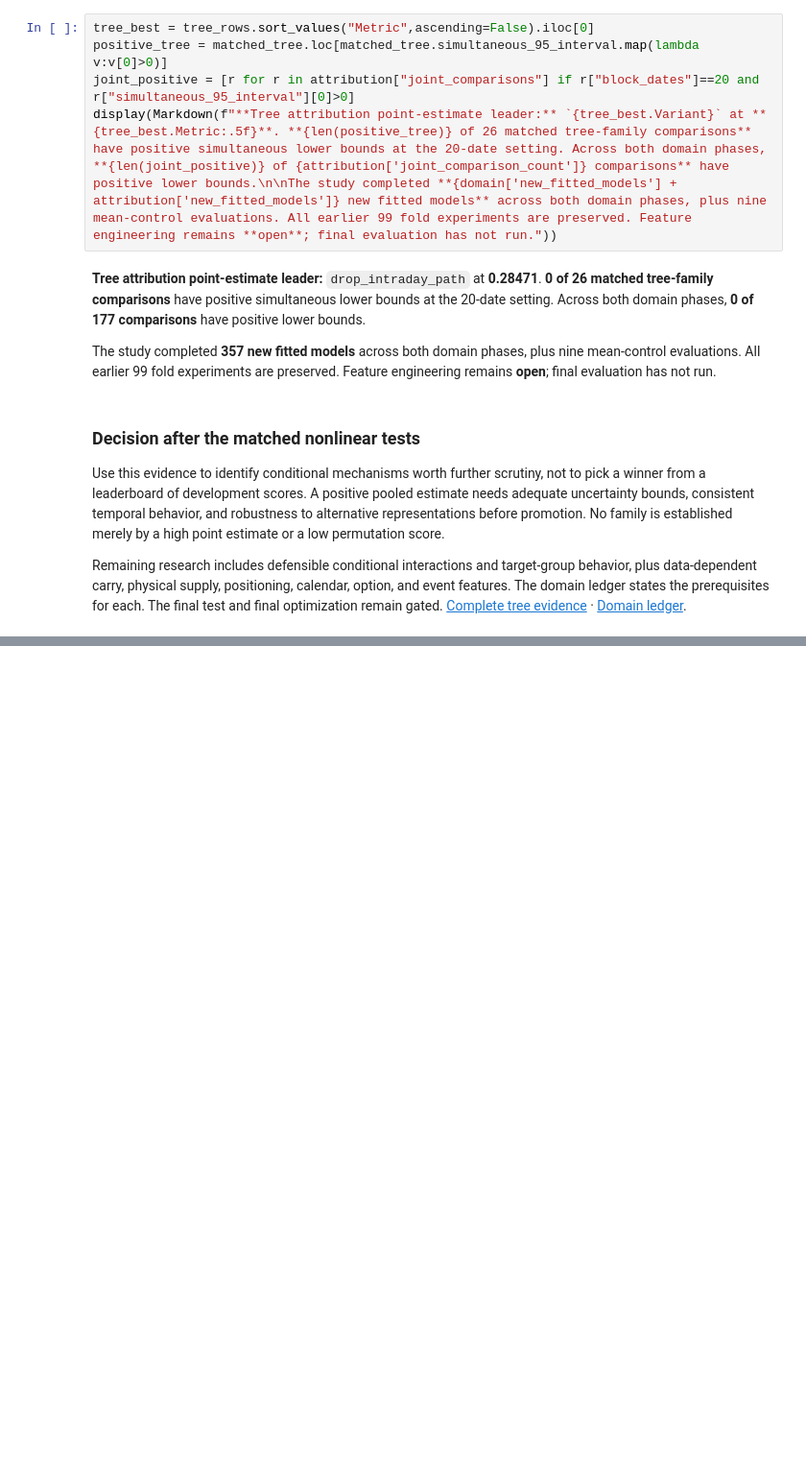
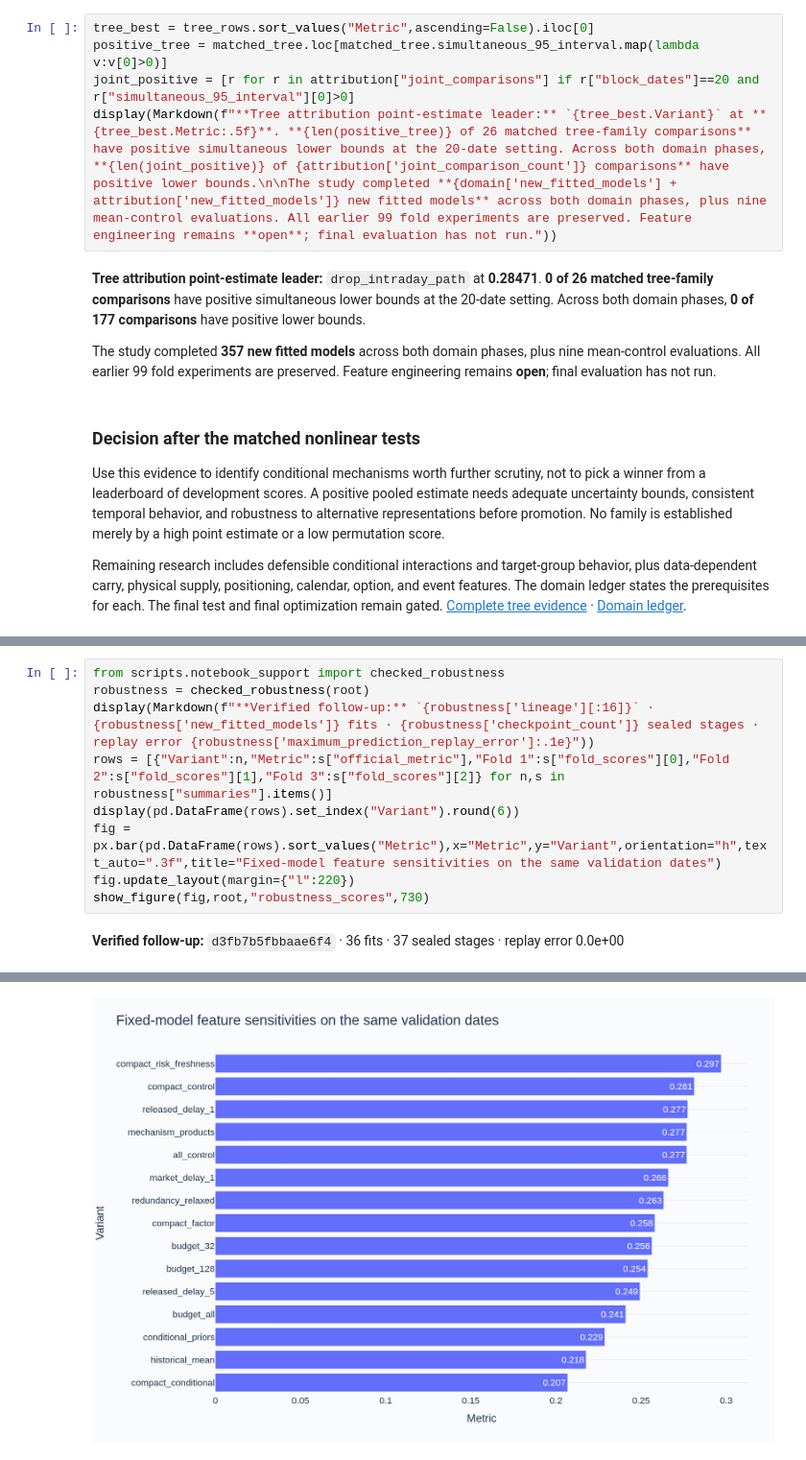
Before and after one commit to alvaromendizabal/commodity-prediction, a Jupyter notebook: notebooks/02_feature_research.ipynb, the cells around one changed output, grey strips where cells are left out. Shown at 96% size. Drawn from its saved outputs; the diff is of its cells as text; blank space fills up the shorter version.

Commit message:
Publish verified robustness results and executed feature research notebooks

```diff
--- a/notebooks/02_feature_research.ipynb
+++ b/notebooks/02_feature_research.ipynb
@@ -537,0 +546,11 @@ Remaining research includes defensible conditional interactions and target-group
+# %%
+from scripts.notebook_support import checked_robustness
+robustness = checked_robustness(root)
+display(Markdown(f"**Verified follow-up:** `{robustness['lineage'][:16]}` · {robustness['new_fitted_models']} fits · {robustness['checkpoint_count']} sealed stages · replay error {robustness['maximum_prediction_replay_error']:.1e}"))
+rows = [{"Variant":n,"Metric":s["official_metric"],"Fold 1":s["fold_scores"][0],"Fold 2":s["fold_scores"][1],"Fold 3":s["fold_scores"][2]} for n,s in robustness["summaries"].items()]
+display(pd.DataFrame(rows).set_index("Variant").round(6))
+fig = px.bar(pd.DataFrame(rows).sort_values("Metric"),x="Metric",y="Variant",orientation="h",text_auto=".3f",title="Fixed-model feature sensitivities on the same validation dates")
+fig.update_layout(margin={"l":220})
+show_figure(fig,root,"robustness_scores",730)
+# %% [output]
+**Verified follow-up:** `d3fb7b5fbbaae6f4` · 36 fits · 37 sealed stages · replay error 0.0e+00
@@ -537,0 +574 @@ Remaining research includes defensible conditional interactions and target-group
+[figure, added]
```
Also changed, not shown: parts of 6 cells of this notebook, 13 other files.
